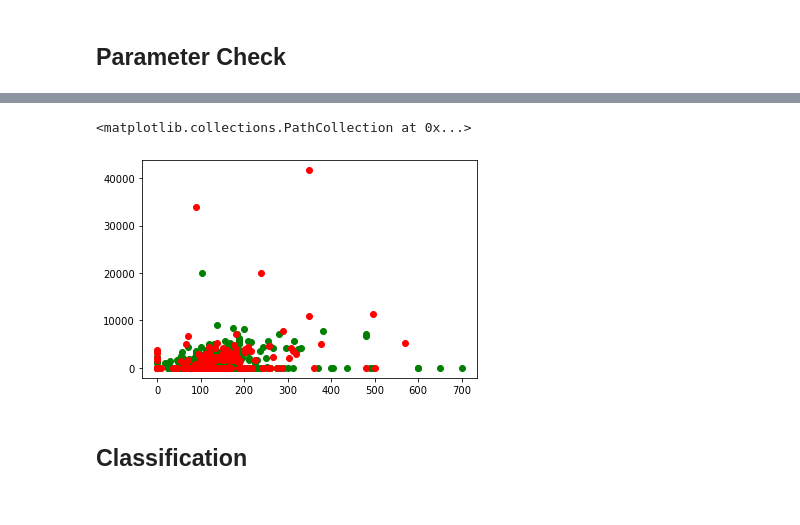
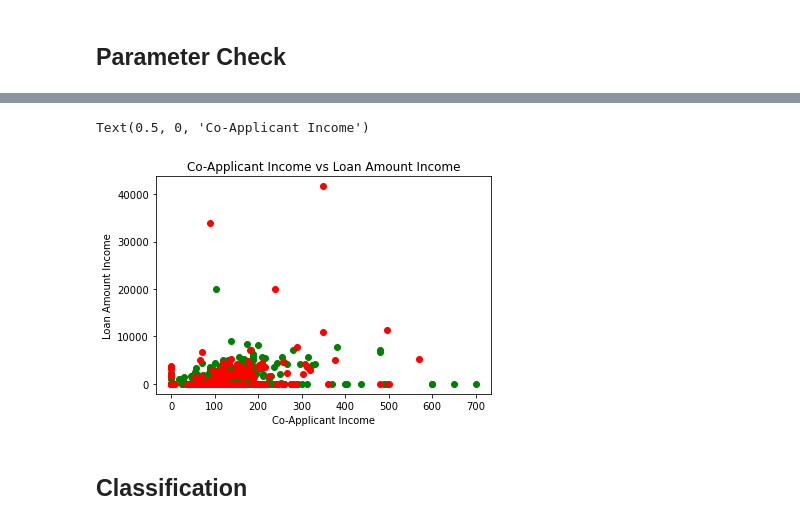
Before and after one commit to vikram0230/Loan-Prediction, a Jupyter notebook: Logistic Regression.ipynb, the cells around one changed output, grey strips where cells are left out. Saved outputs shown, nothing was run; the diff lists cells and outputs as text; code cells hidden in the pictures.

```diff
--- a/Logistic Regression.ipynb
+++ b/Logistic Regression.ipynb
@@ -132,10 +144,13 @@ plt.scatter(lamt_0,app_0,color='red')
 # %%
 # loan amount vs coapplicant income
 plt.scatter(lamt_1,coapp_1,color='green')
 plt.scatter(lamt_0,coapp_0,color='red')
+plt.title('Co-Applicant Income vs Loan Amount Income')
+plt.ylabel('Loan Amount Income')
+plt.xlabel('Co-Applicant Income')
 # %% [output]
-<matplotlib.collections.PathCollection at 0x...>
+Text(0.5, 0, 'Co-Applicant Income')
-[figure, old version]
+[figure, new version]
 # %% [markdown]
 ## Classification
 # %%
```
Also changed, not shown: parts of 4 cells of this notebook.
